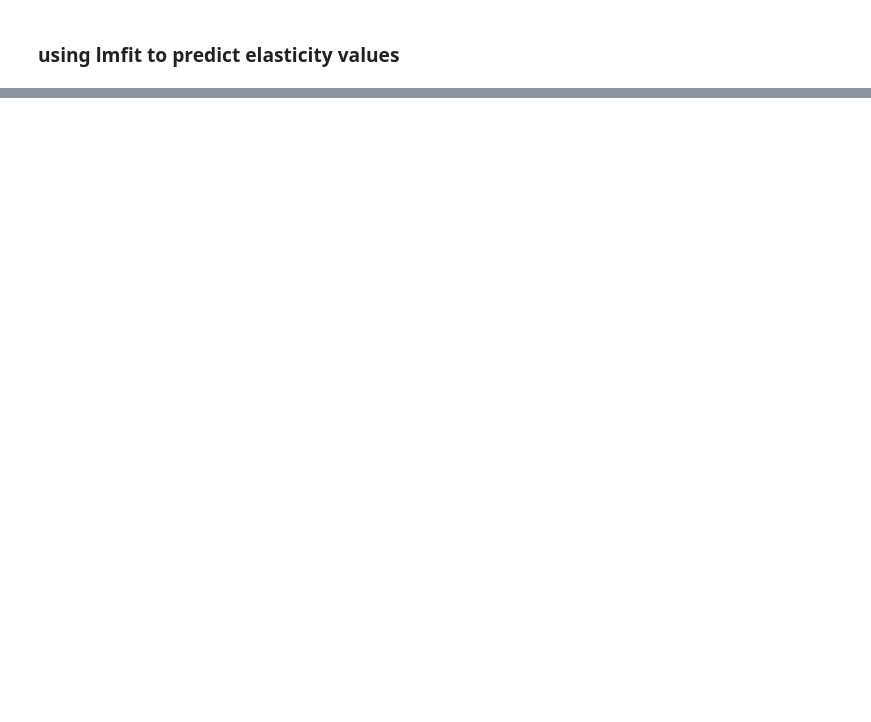
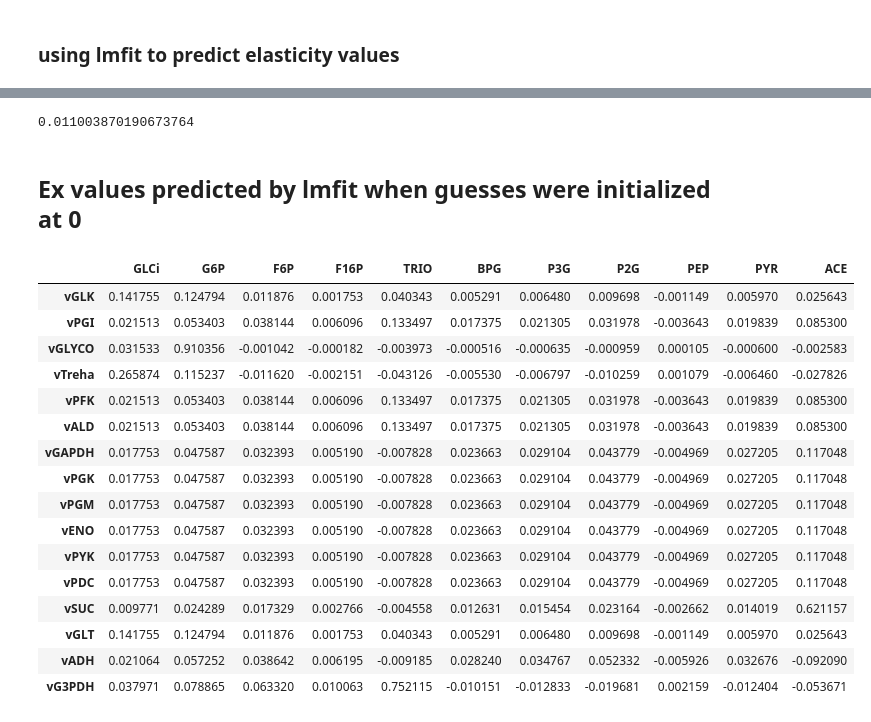
Before and after one commit to janisshin/classical-linlog, a Jupyter notebook: test.ipynb, the cells around one changed output, grey strips where cells are left out. Saved outputs shown, nothing was run; the diff lists cells and outputs as text; code cells hidden in the pictures; blank space fills up the shorter version.

```diff
--- a/test.ipynb
+++ b/test.ipynb
@@ -10,7 +22,7 @@ import numpy as np
 3. use lmfit to  fit the equation
 # %%
 # import the data
-df = pd.read_csv('data/Simplified_Teusink_yeast_1.5.csv')
+df = pd.read_csv('data/Simplified_Teusink_yeast_1.05.csv')
 # %%
 r = te.loada('Simplified_Teusink_yeast.ant')
 N=r.getFullStoichiometryMatrix()
@@ -96,8 +75,8 @@ b = np.ones((16,19)) + ex@np.log(xn).T + ey@np.log(yn).T
 # %%
-# ask Herb about uncertainty
-# https://lmfit.github.io/lmfit-py/intro.html
+def cb(params, iter, resid, *args, **kws):
+    print(iter, (resid**2).sum().sum())
 
-def residual(params, xn, yn, df):
+def residual(params, xn, yn, v_star, df, *args, **kws):
 
     some_list = []
     Ex_params = [i for i in params if 'Ex' in i]
@@ -110,7 +89,7 @@ def residual(params, xn, yn, df):
         some_list.append(params[i])
     ey = np.asarray(some_list).reshape((16,3))
 
-    model = np.ones((16,19)) + ex@np.log(xn).T + ey@np.log(yn).T
+    model = np.diag(v_star)@(np.ones((16,19)) + ex@np.log(xn).T + ey@np.log(yn).T)
 
     return (df[fluxes].loc[1:].values-model.T)
 
@@ -121,4 +100,6 @@ for i in range(16*(11)):
 for i in range(16*(3)):
     params.add('Ey'+str(i), value=0, min=-10, max=10)
 
-out = minimize(residual, params, args=(xn, yn, df), method='differential_evolution')
+itervalues = []
+out = minimize(residual, params, args=(xn, yn, v_star, df), iter_cb=cb, kws={'itervalues': itervalues})
+# out = minimize(residual, params, args=(xn, yn, v_star, df), method='differential_evolution', iter_cb=cb, kws={'itervalues': itervalues})
@@ -124,0 +124,31 @@ out = minimize(residual, params, args=(xn, yn, df), method='differential_evoluti
+# %%
+out.chisqr
+# %% [output]
+0.011003870190673764
+# %% [markdown]
+## Ex values predicted by lmfit when guesses were initialized at 0
+# %%
+Ex_values = [out.params.get(i).value for i in params if 'Ex' in i]
+Ey_values = [out.params.get(i).value for i in params if 'Ey' in i]
+Ex_values = np.array(Ex_values).reshape((16,11))
+Ey_values = np.array(Ey_values).reshape((16,3))
+# %%
+pd.DataFrame(Ex_values, index=r.getReactionIds(), columns=r.getFloatingSpeciesIds())
+# %% [output]
+|  | GLCi | G6P | F6P | F16P | TRIO | BPG | P3G | P2G | PEP | PYR | ACE |
+| vGLK | 0.141755 | 0.124794 | 0.011876 | 0.001753 | 0.040343 | 0.005291 | 0.006480 | 0.009698 | -0.001149 | 0.005970 | 0.025643 |
+| vPGI | 0.021513 | 0.053403 | 0.038144 | 0.006096 | 0.133497 | 0.017375 | 0.021305 | 0.031978 | -0.003643 | 0.019839 | 0.085300 |
+| vGLYCO | 0.031533 | 0.910356 | -0.001042 | -0.000182 | -0.003973 | -0.000516 | -0.000635 | -0.000959 | 0.000105 | -0.000600 | -0.002583 |
+| vTreha | 0.265874 | 0.115237 | -0.011620 | -0.002151 | -0.043126 | -0.005530 | -0.006797 | -0.010259 | 0.001079 | -0.006460 | -0.027826 |
+| vPFK | 0.021513 | 0.053403 | 0.038144 | 0.006096 | 0.133497 | 0.017375 | 0.021305 | 0.031978 | -0.003643 | 0.019839 | 0.085300 |
+| vALD | 0.021513 | 0.053403 | 0.038144 | 0.006096 | 0.133497 | 0.017375 | 0.021305 | 0.031978 | -0.003643 | 0.019839 | 0.085300 |
+| vGAPDH | 0.017753 | 0.047587 | 0.032393 | 0.005190 | -0.007828 | 0.023663 | 0.029104 | 0.043779 | -0.004969 | 0.027205 | 0.117048 |
+| vPGK | 0.017753 | 0.047587 | 0.032393 | 0.005190 | -0.007828 | 0.023663 | 0.029104 | 0.043779 | -0.004969 | 0.027205 | 0.117048 |
+| vPGM | 0.017753 | 0.047587 | 0.032393 | 0.005190 | -0.007828 | 0.023663 | 0.029104 | 0.043779 | -0.004969 | 0.027205 | 0.117048 |
+| vENO | 0.017753 | 0.047587 | 0.032393 | 0.005190 | -0.007828 | 0.023663 | 0.029104 | 0.043779 | -0.004969 | 0.027205 | 0.117048 |
+| vPYK | 0.017753 | 0.047587 | 0.032393 | 0.005190 | -0.007828 | 0.023663 | 0.029104 | 0.043779 | -0.004969 | 0.027205 | 0.117048 |
+| vPDC | 0.017753 | 0.047587 | 0.032393 | 0.005190 | -0.007828 | 0.023663 | 0.029104 | 0.043779 | -0.004969 | 0.027205 | 0.117048 |
+| vSUC | 0.009771 | 0.024289 | 0.017329 | 0.002766 | -0.004558 | 0.012631 | 0.015454 | 0.023164 | -0.002662 | 0.014019 | 0.621157 |
+| vGLT | 0.141755 | 0.124794 | 0.011876 | 0.001753 | 0.040343 | 0.005291 | 0.006480 | 0.009698 | -0.001149 | 0.005970 | 0.025643 |
+| vADH | 0.021064 | 0.057252 | 0.038642 | 0.006195 | -0.009185 | 0.028240 | 0.034767 | 0.052332 | -0.005926 | 0.032676 | -0.092090 |
+| vG3PDH | 0.037971 | 0.078865 | 0.063320 | 0.010063 | 0.752115 | -0.010151 | -0.012833 | -0.019681 | 0.002159 | -0.012404 | -0.053671 |
```
Also changed, not shown: parts of 48 cells of this notebook.
